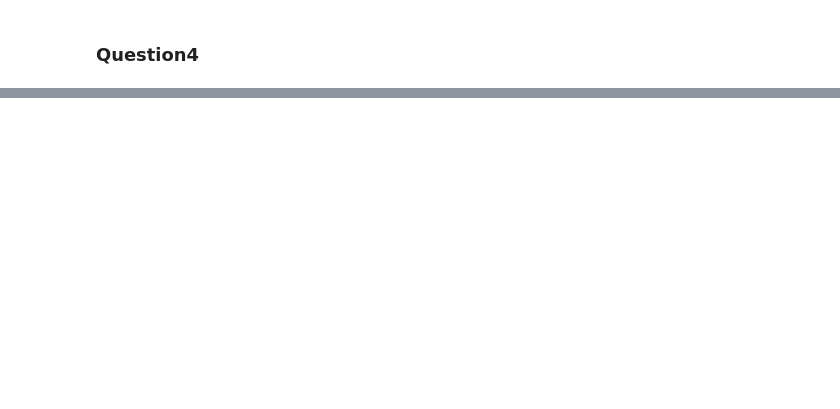
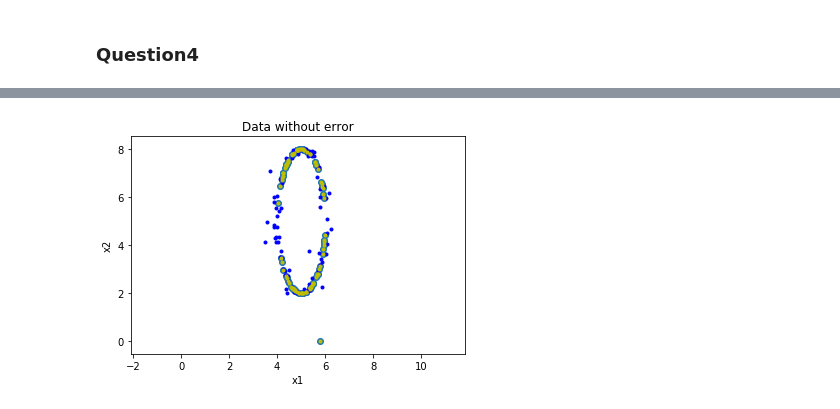
Before and after one commit to CMPE547-Spring-2017-Bogazici/hw2, a Jupyter notebook: HW2.ipynb, the cells around one changed output, grey strips where cells are left out. Cells and saved outputs as stored; diff of their text form; code cells hidden in the pictures; blank space fills up the shorter version.

```diff
--- a/HW2.ipynb
+++ b/HW2.ipynb
@@ -66,0 +79,23 @@ array([ 1.,  2.,  3.])
+# %%
+import matplotlib.pyplot as plt
+import pylab
+import numpy as np
+import pandas as pd
+
+N = 100      #sample size
+x1_1 = np.random.rand(N)*2+4;
+x2_1 = np.zeros(100)
+x2_1[0:50] = (np.sqrt(9-((x1_1[0:50]-5)**2)*9))+5;
+x2_1[51:101] = -(np.sqrt(9-((x1_1[51:101]-5)**2)*9))+5
+
+plt.axis("equal")
+plt.xlabel("x1");
+plt.ylabel("x2");
+plt.title("Data without error")
+plt.plot(x1,x2,"b.")
+plt.plot(x1_1,x2_1,"y.")
+plt.scatter(x1_1,x2_1)
+
+pylab.show()
+# %% [output]
+[figure, added]
```
Also changed, not shown: parts of 5 cells of this notebook.
